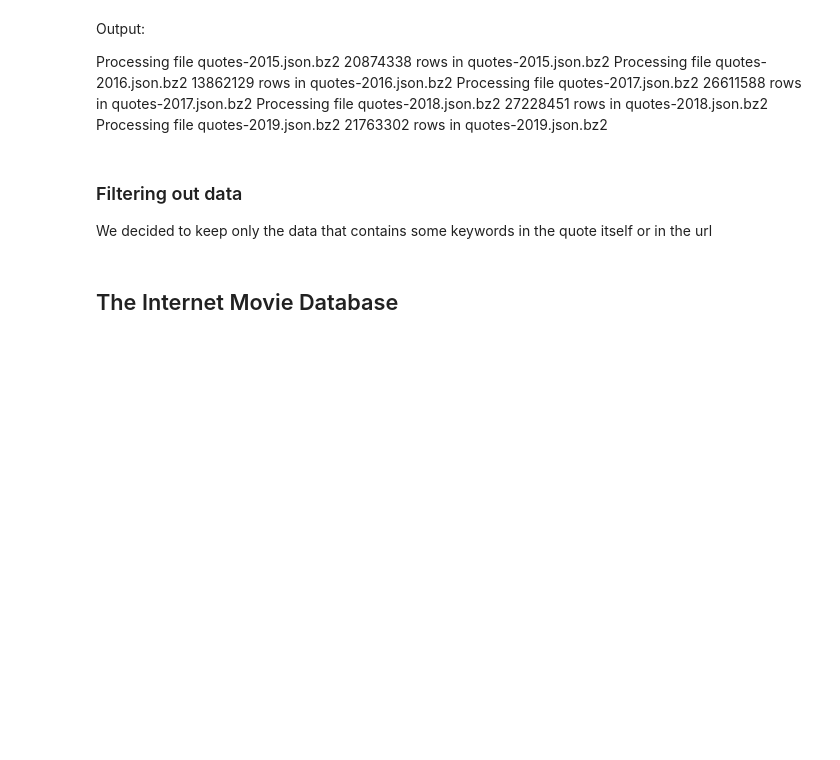
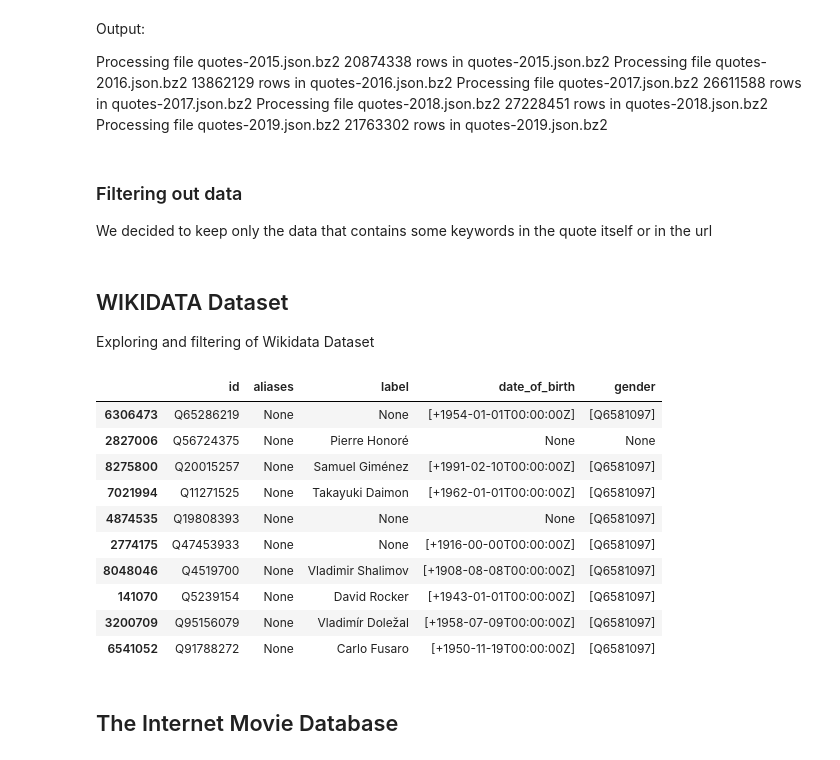
Before and after one commit to epfl-ada/ada-2021-project-escouade, a Jupyter notebook: src/preprocessing.ipynb, the cells around one changed output. Saved outputs shown, nothing was run; the diff lists cells and outputs as text; code cells hidden in the pictures; blank space fills up the shorter version.

Commit message:
Adding Wkidata parquet preprocessing

```diff
--- a/src/preprocessing.ipynb
+++ b/src/preprocessing.ipynb
@@ -100,3 +100,22 @@ with open(path_to_out, 'wb') as d_file:
         chunk['date'] = chunk['date'].astype(str)
         chunk['year'] = chunk['date'].str[:4]
         chunk.to_json(d_file, orient = 'records', compression='bz2', lines = True)
+# %% [markdown]
+## WIKIDATA Dataset
+Exploring and filtering of Wikidata Dataset
+# %%
+df = pd.read_parquet(RAW_DATA_FOLDER / 'WIKIDATA')
+wiki = df[['id','aliases', 'label','date_of_birth','gender']]
+wiki.sample(10)
+# %% [output]
+|  | id | aliases | label | date_of_birth | gender |
+| 6306473 | Q65286219 | None | None | [+1954-01-01T00:00:00Z] | [Q6581097] |
+| 2827006 | Q56724375 | None | Pierre Honoré | None | None |
+| 8275800 | Q20015257 | None | Samuel Giménez | [+1991-02-10T00:00:00Z] | [Q6581097] |
+| 7021994 | Q11271525 | None | Takayuki Daimon | [+1962-01-01T00:00:00Z] | [Q6581097] |
+| 4874535 | Q19808393 | None | None | None | [Q6581097] |
+| 2774175 | Q47453933 | None | None | [+1916-00-00T00:00:00Z] | [Q6581097] |
+| 8048046 | Q4519700 | None | Vladimir Shalimov | [+1908-08-08T00:00:00Z] | [Q6581097] |
+| 141070 | Q5239154 | None | David Rocker | [+1943-01-01T00:00:00Z] | [Q6581097] |
+| 3200709 | Q95156079 | None | Vladimír Doležal | [+1958-07-09T00:00:00Z] | [Q6581097] |
+| 6541052 | Q91788272 | None | Carlo Fusaro | [+1950-11-19T00:00:00Z] | [Q6581097] |
```
Also changed, not shown: parts of 3 cells of this notebook.
